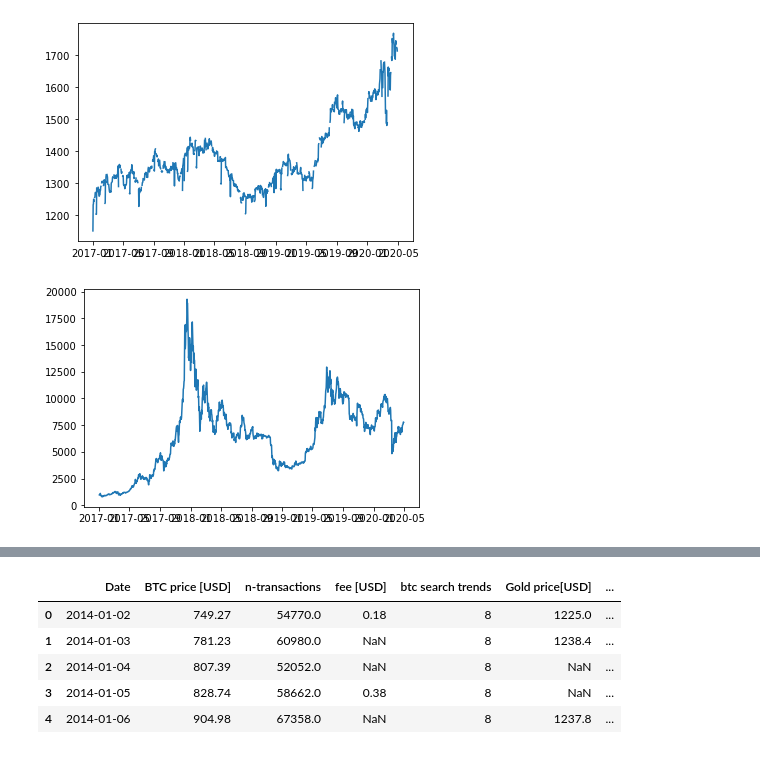
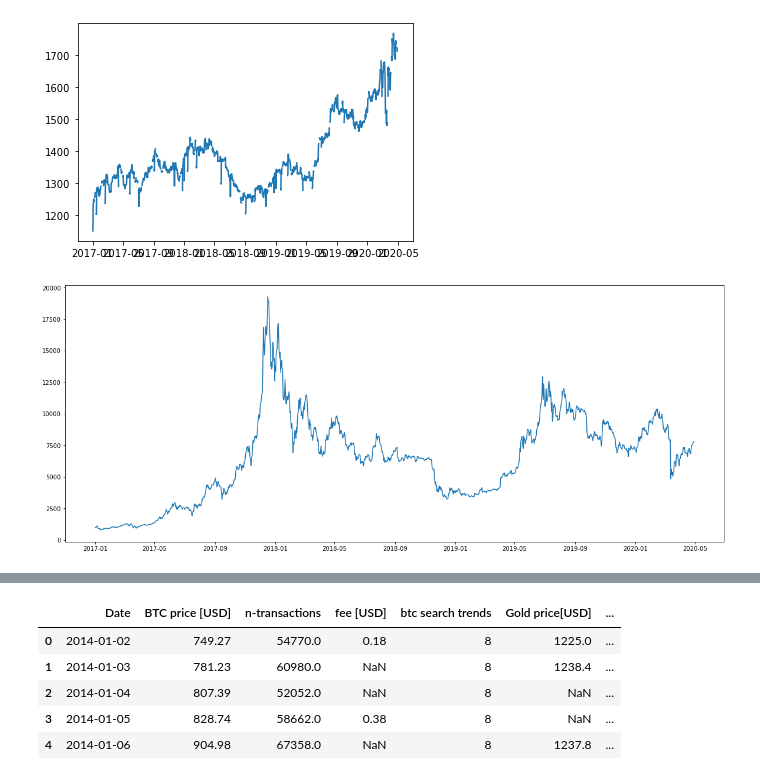
Before and after one commit to inspired-consulting/python_samples, a Jupyter notebook: Bitcoin_Dataset_begin.ipynb, the cells around one changed output, grey strips where cells are left out. Drawn from its saved outputs; the diff is of its cells as text; code cells hidden in the pictures.

```diff
--- a/Bitcoin_Dataset_begin.ipynb
+++ b/Bitcoin_Dataset_begin.ipynb
@@ -97,7 +99,9 @@ plt.show()
 # %% [output]
 [figure]
 # %%
+plt.figure(figsize=(20, 8))
 plt.plot(dateAt2017, bitPriceAt17)
+
 plt.show()
 # %% [output]
-[figure, old version]
+[figure, new version]
```
Also changed, not shown: parts of 18 cells of this notebook.
